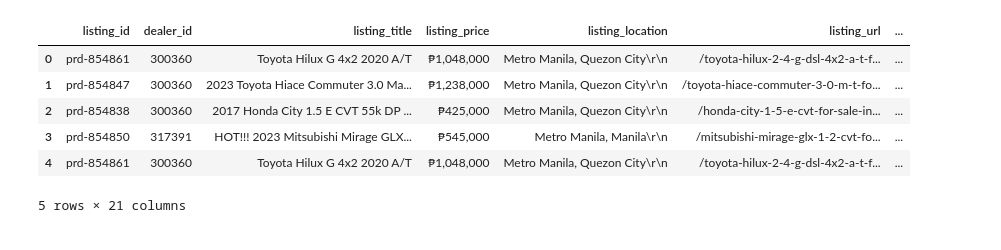
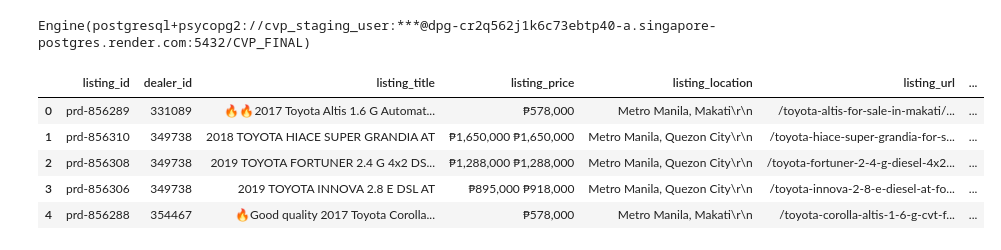
Before and after one commit to gryAI/CarValuePro, a Jupyter notebook: notebooks/transform.ipynb, the cells around one changed output. Cells and saved outputs as stored; diff of their text form; code cells hidden in the pictures.

```diff
--- a/notebooks/transform.ipynb
+++ b/notebooks/transform.ipynb
@@ -3,11 +20,50 @@ import pandas as pd
+# %%
+@dataclass
+class DBSecrets:
+    DB_USER: str
+    DB_PASS: str
+    DB_HOST: str
+    DB_PORT: str
+
+
+def get_db_creds():
+    DB_USER = os.getenv("DB_USER")
+    DB_PASS = os.getenv("DB_PASS")
+    DB_HOST = os.getenv("DB_HOST")
+    DB_PORT = os.getenv("DB_PORT")
+
+    return DBSecrets(DB_USER, DB_PASS, DB_HOST, DB_PORT)
+
+def create_db_engine(DB_NAME: str):
+    secrets = get_db_creds()
+
+    engine = create_engine(
+        f"postgresql+psycopg2://{secrets.DB_USER}:{secrets.DB_PASS}@{secrets.DB_HOST}:{secrets.DB_PORT}/{DB_NAME}"
+    )
+
+    return engine
+# %%
+engine = create_db_engine('CVP_FINAL')
+engine
+# %% [output]
+Engine(postgresql+psycopg2://cvp_staging_user:***@dpg-cr2q562j1k6c73ebtp40-a.singapore-postgres.render.com:5432/CVP_FINAL)
+# %%
+# SQL query to extract data
+table_name = 'raw_incremental_load_20240913'  # Replace with your table name
+query = f"SELECT * FROM {table_name};"
+
+# Load data into a DataFrame
+data = pd.read_sql(query, engine)
+
+# Display
+data.head()
+# %% [output]
+|  | listing_id | dealer_id | listing_title | listing_price | listing_location | listing_url | ... |
+| 0 | prd-856289 | 331089 | 🔥🔥2017 Toyota Altis 1.6 G Automat... | ₱578,000 | Metro Manila, Makati\r\n | /toyota-altis-for-sale-in-makati/... | ... |
+| 1 | prd-856310 | 349738 | 2018 TOYOTA HIACE SUPER GRANDIA AT | ₱1,650,000 ₱1,650,000 | Metro Manila, Quezon City\r\n | /toyota-hiace-super-grandia-for-s... | ... |
+| 2 | prd-856308 | 349738 | 2019 TOYOTA FORTUNER 2.4 G 4x2 DS... | ₱1,288,000 ₱1,288,000 | Metro Manila, Quezon City\r\n | /toyota-fortuner-2-4-g-diesel-4x2... | ... |
+| 3 | prd-856306 | 349738 | 2019 TOYOTA INNOVA 2.8 E DSL AT | ₱895,000 ₱918,000 | Metro Manila, Quezon City\r\n | /toyota-innova-2-8-e-diesel-at-fo... | ... |
+| 4 | prd-856288 | 354467 | 🔥Good quality 2017 Toyota Corolla... | ₱578,000 | Metro Manila, Makati\r\n | /toyota-corolla-altis-1-6-g-cvt-f... | ... |
 # %%
-data = pd.read_csv("../data/raw_data/incremental/incremental_load_raw_data-2024-08-21.csv")
-data.head()
+# data = pd.read_csv("../data/raw_data/initial_load_raw_data.csv")
+# data.head()
-# %% [output]
-|  | listing_id | dealer_id | listing_title | listing_price | listing_location | listing_url | ... |
-| 0 | prd-854861 | 300360 | Toyota Hilux G 4x2 2020 A/T | ₱1,048,000 | Metro Manila, Quezon City\r\n | /toyota-hilux-2-4-g-dsl-4x2-a-t-f... | ... |
-| 1 | prd-854847 | 300360 | 2023 Toyota Hiace Commuter 3.0 Ma... | ₱1,238,000 | Metro Manila, Quezon City\r\n | /toyota-hiace-commuter-3-0-m-t-fo... | ... |
-| 2 | prd-854838 | 300360 | 2017 Honda City 1.5 E CVT 55k DP ... | ₱425,000 | Metro Manila, Quezon City\r\n | /honda-city-1-5-e-cvt-for-sale-in... | ... |
-| 3 | prd-854850 | 317391 | HOT!!! 2023 Mitsubishi Mirage GLX... | ₱545,000 | Metro Manila, Manila\r\n | /mitsubishi-mirage-glx-1-2-cvt-fo... | ... |
-| 4 | prd-854861 | 300360 | Toyota Hilux G 4x2 2020 A/T | ₱1,048,000 | Metro Manila, Quezon City\r\n | /toyota-hilux-2-4-g-dsl-4x2-a-t-f... | ... |
-5 rows × 21 columns
```
Also changed, not shown: parts of 25 cells of this notebook, 13 other files.
